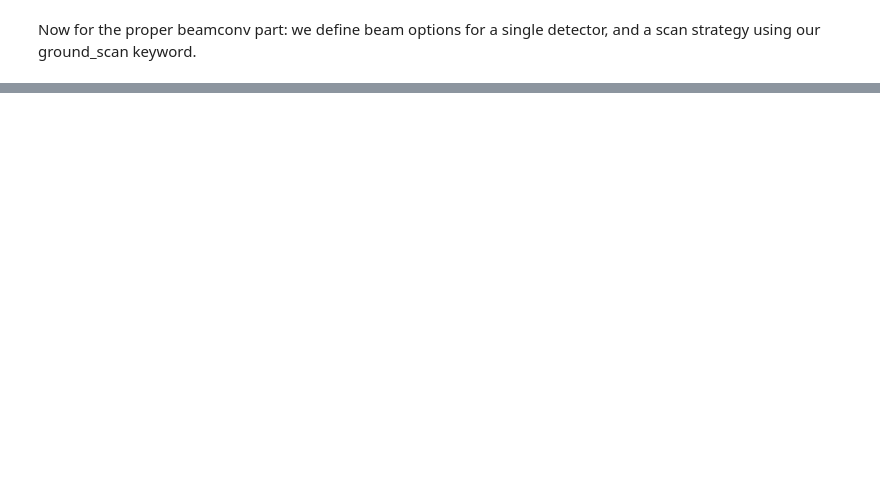
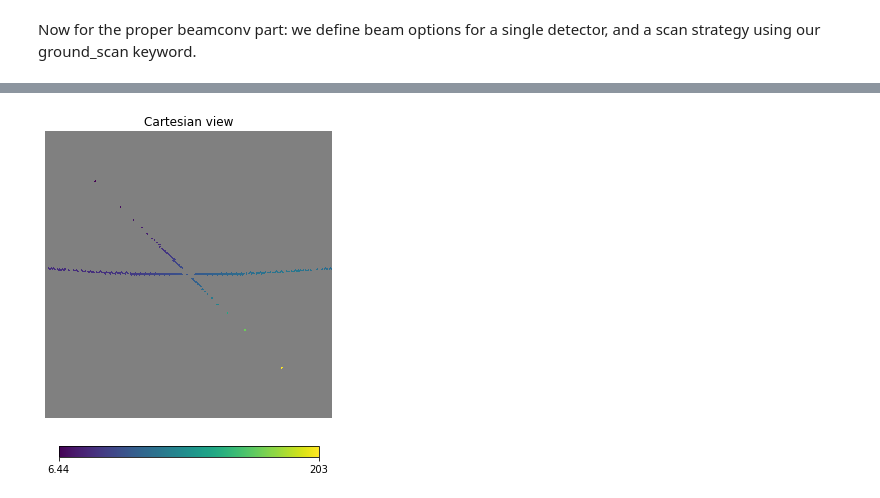
Before and after one commit to AdriJD/beamconv, a Jupyter notebook: notebooks/ground_ssn_scan.ipynb, the cells around one changed output, grey strips where cells are left out. Saved outputs shown, nothing was run; the diff lists cells and outputs as text; code cells hidden in the pictures; blank space fills up the shorter version.

```diff
--- a/notebooks/ground_ssn_scan.ipynb
+++ b/notebooks/ground_ssn_scan.ipynb
@@ -105,0 +121,6 @@ NameError: name 'po_tod' is not defined
+# %%
+ground_path = np.ones_like(ground)*hp.UNSEEN
+ground_path[ground_pix]=ground_tod
+hp.cartview(ground_path, lonra=[-10,10], latra=[-10,10])
+# %% [output]
+[figure, added]
```
Also changed, not shown: parts of 7 cells of this notebook, 1 other file.
